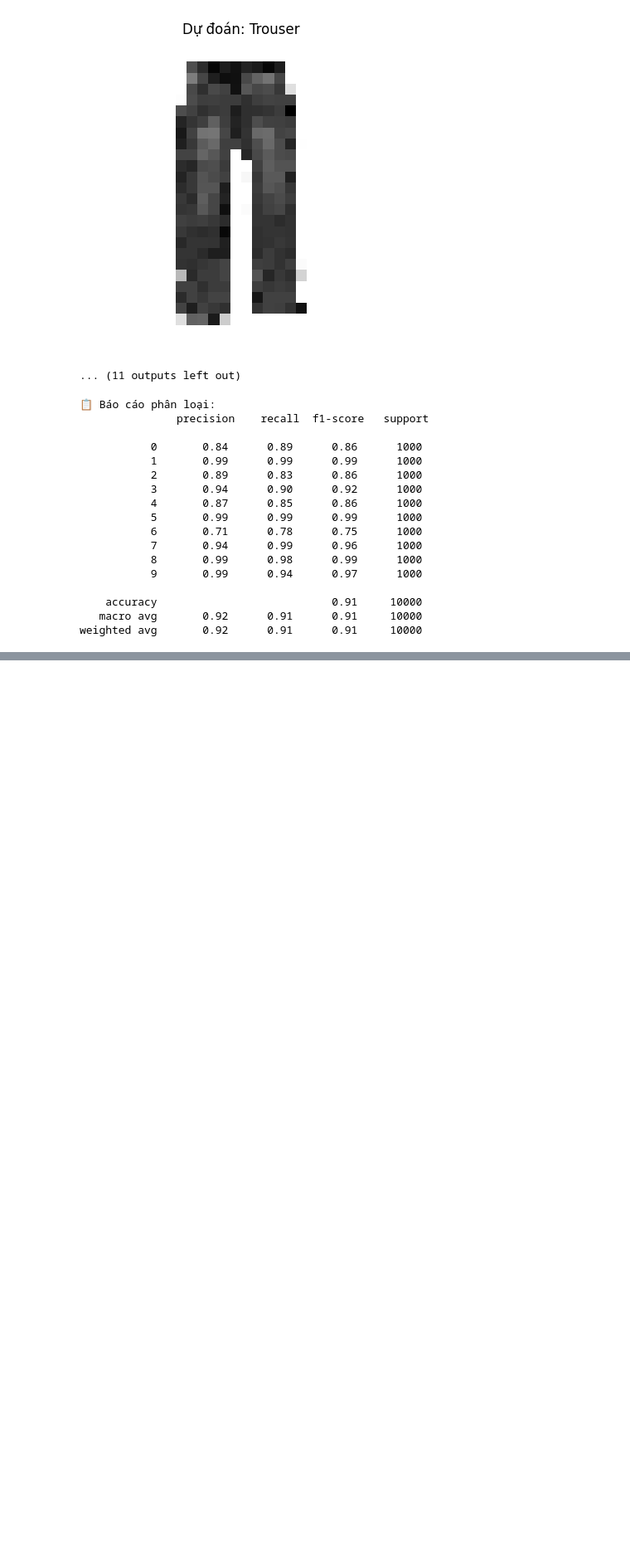
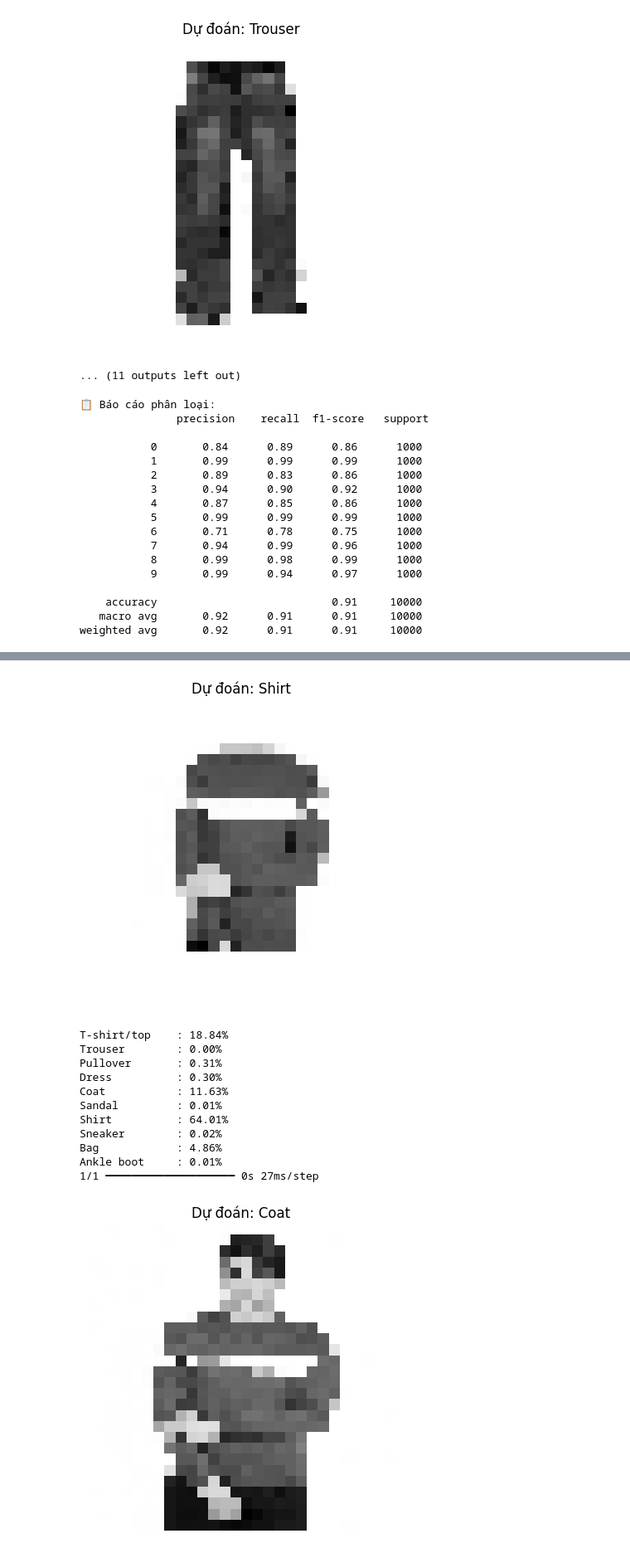
Before and after one commit to TeemoGyllenhaal/ComputerVision2025, a Jupyter notebook: tin_cnn.ipynb, the cells around one changed output, grey strips where cells are left out. Shown at 83% size. Saved outputs shown, nothing was run; the diff lists cells and outputs as text; code cells hidden in the pictures; blank space fills up the shorter version.

```diff
--- a/tin_cnn.ipynb
+++ b/tin_cnn.ipynb
@@ -71,7 +71,7 @@ model = models.Sequential([
     layers.Flatten(),               # 7×7×128 = 6272
 
     layers.Dense(128, activation='relu'),
-    layers.Dropout(0.3),            # tránh overfitting
+    layers.Dropout(0.5),            # tránh overfitting
     layers.Dense(10, activation='softmax')
 ])
 
@@ -337,0 +357,4 @@ weighted avg       0.92      0.91      0.91     10000
+# %%
+predict_custom_image('img/test23.png')
+predict_custom_image('img/test24.png')
+# %% [output]
@@ -337,0 +362,13 @@ weighted avg       0.92      0.91      0.91     10000
+[figure, added]
+T-shirt/top    : 18.84%
+Trouser        : 0.00%
+Pullover       : 0.31%
+Dress          : 0.30%
+Coat           : 11.63%
+Sandal         : 0.01%
+Shirt          : 64.01%
+Sneaker        : 0.02%
+Bag            : 4.86%
+Ankle boot     : 0.01%
+1/1 ━━━━━━━━━━━━━━━━━━━━ 0s 27ms/step
+[figure, added]
```
Also changed, not shown: parts of 4 cells of this notebook, 6 other files.
